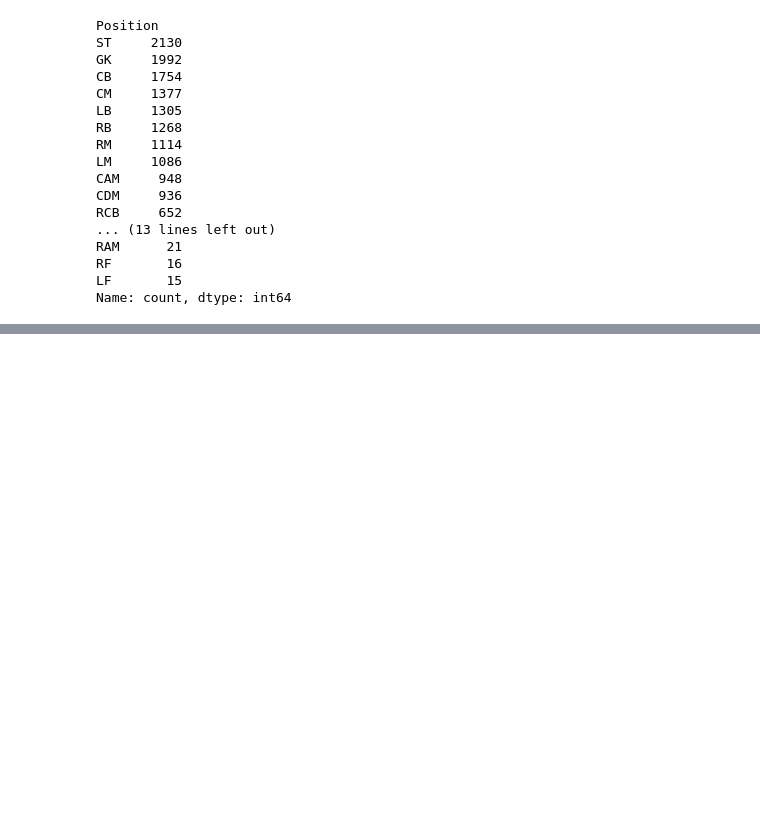
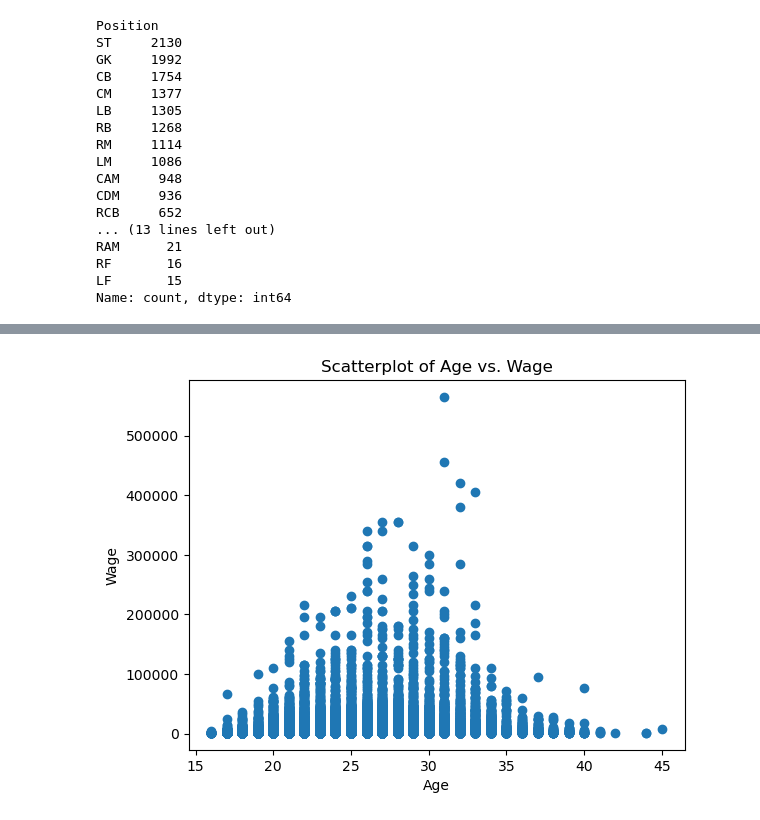
Before and after one commit to JWooll/Bootcamp-Project-4-FIFA, a Jupyter notebook: Project_4_FIFA.ipynb, the cells around one changed output, grey strips where cells are left out. Cells and saved outputs as stored; diff of their text form; code cells hidden in the pictures; blank space fills up the shorter version.

```diff
--- a/Project_4_FIFA.ipynb
+++ b/Project_4_FIFA.ipynb
@@ -173,0 +204,12 @@ df.to_csv('updated_player_data.csv', index=True)
+# %%
+plt.scatter(df['Age'], df['Wage'])
+
+# Add labels and title
+plt.xlabel('Age')
+plt.ylabel('Wage')
+plt.title('Scatterplot of Age vs. Wage')
+
+# Show the plot
+plt.show()
+# %% [output]
+[figure, added]
```
Also changed, not shown: parts of 7 cells of this notebook.
